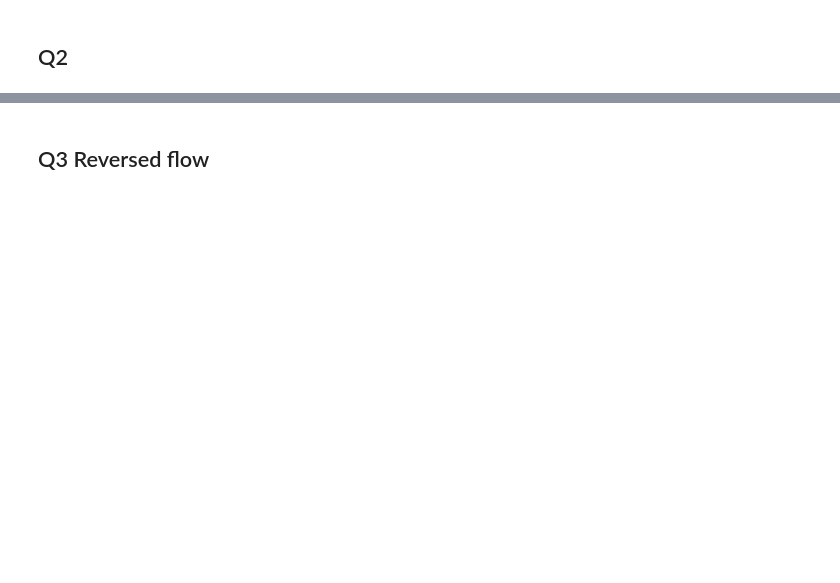
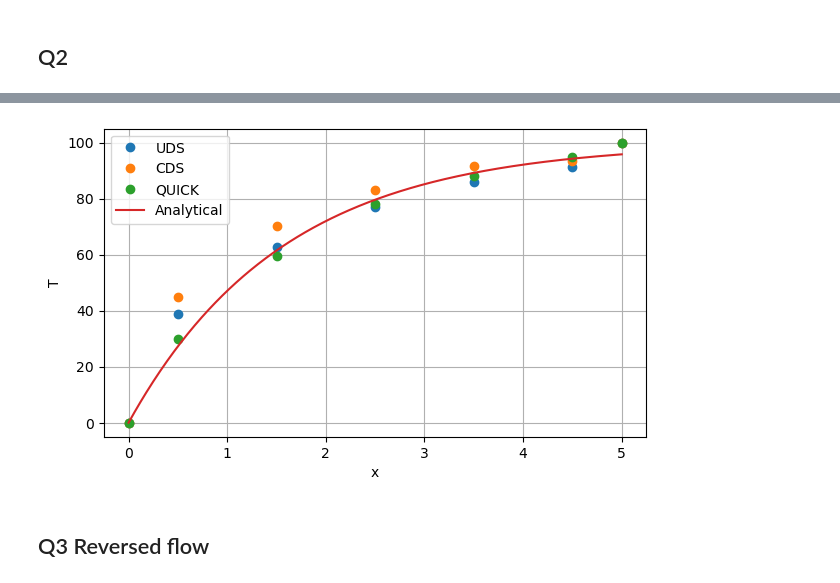
Before and after one commit to Zichen-F/9710_assignments, a Jupyter notebook: Assignment/Assignment3-zfan68.ipynb, the cells around one changed output, grey strips where cells are left out. Drawn from its saved outputs; the diff is of its cells as text; code cells hidden in the pictures; blank space fills up the shorter version.

```diff
--- a/Assignment/Assignment3-zfan68.ipynb
+++ b/Assignment/Assignment3-zfan68.ipynb
@@ -1033,3 +1079,46 @@ plt.show()
+# %%
+%matplotlib inline
+import matplotlib.pyplot as plt
+
+# Define properties
+rho = 1000.0
+cp = 4189.0
+k = 0.59
+U0 = 1.5
+
+ho = 10000.0
+To = 100.0
+
+A = 0.01 * 0.01
+P = 2.0 * (0.01 + 0.01)
+mdot = rho * U0 * A
+x_an = np.linspace(0.0, 5, 500)
+T_an =  analytical_T_surface_convection(x_an, To, 0, ho, P, mdot, cp)
+
+plt.figure(figsize=(7, 4))
+
+# Numerical solutions
+for scheme_name in schemes.keys():
+    grid = results_5[scheme_name]["grid"]
+    T_sol = results_5[scheme_name]["T"]
+
+    plt.plot(
+        grid.xP,
+        T_sol,
+        marker="o",
+        linestyle="none",
+        label=scheme_name
+    )
+
+plt.plot(x_an, T_an, "-", label="Analytical")
+
+plt.xlabel("x")
+plt.ylabel("T")
+plt.legend()
+plt.grid(True)
+plt.show()
+# %% [output]
+[figure, added]
 # %% [markdown]
 ## Q3 Reversed flow
 # %%
```
Also changed, not shown: parts of 8 cells of this notebook.
